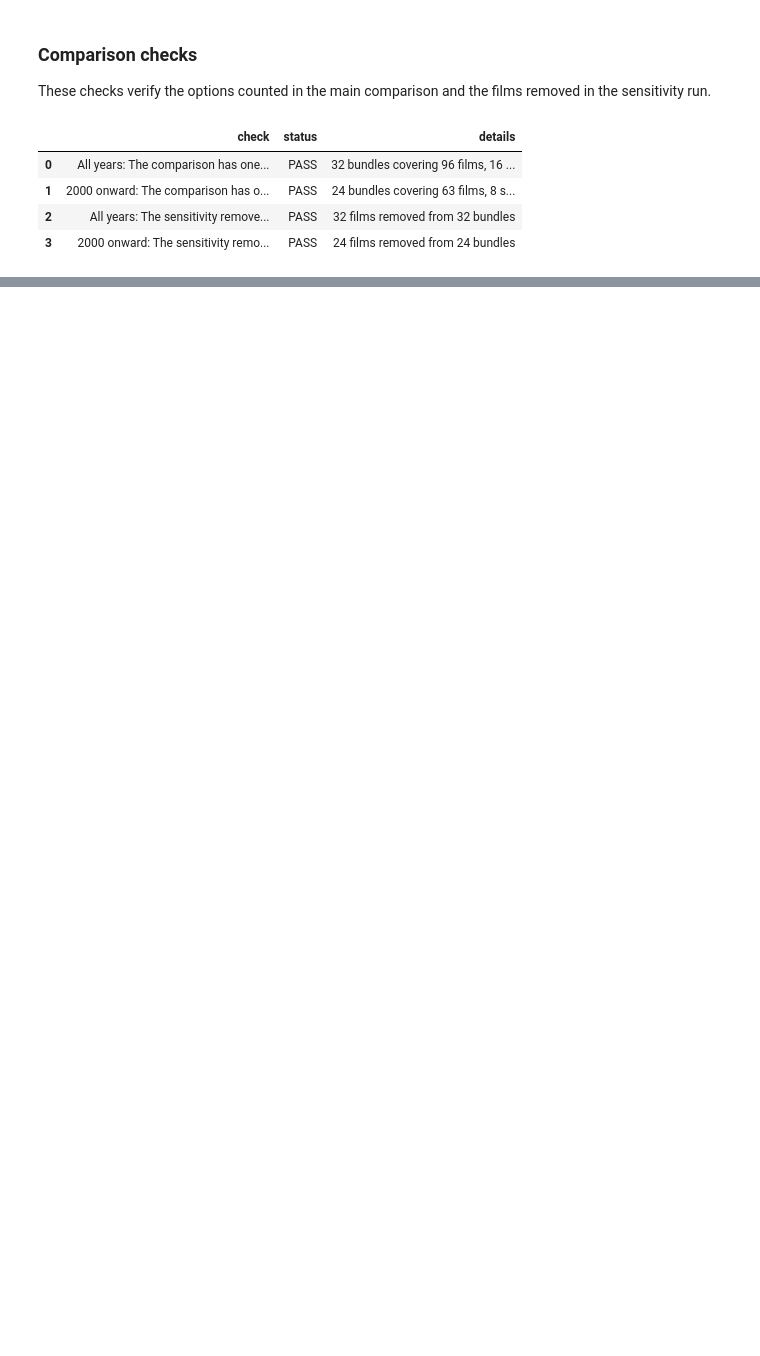
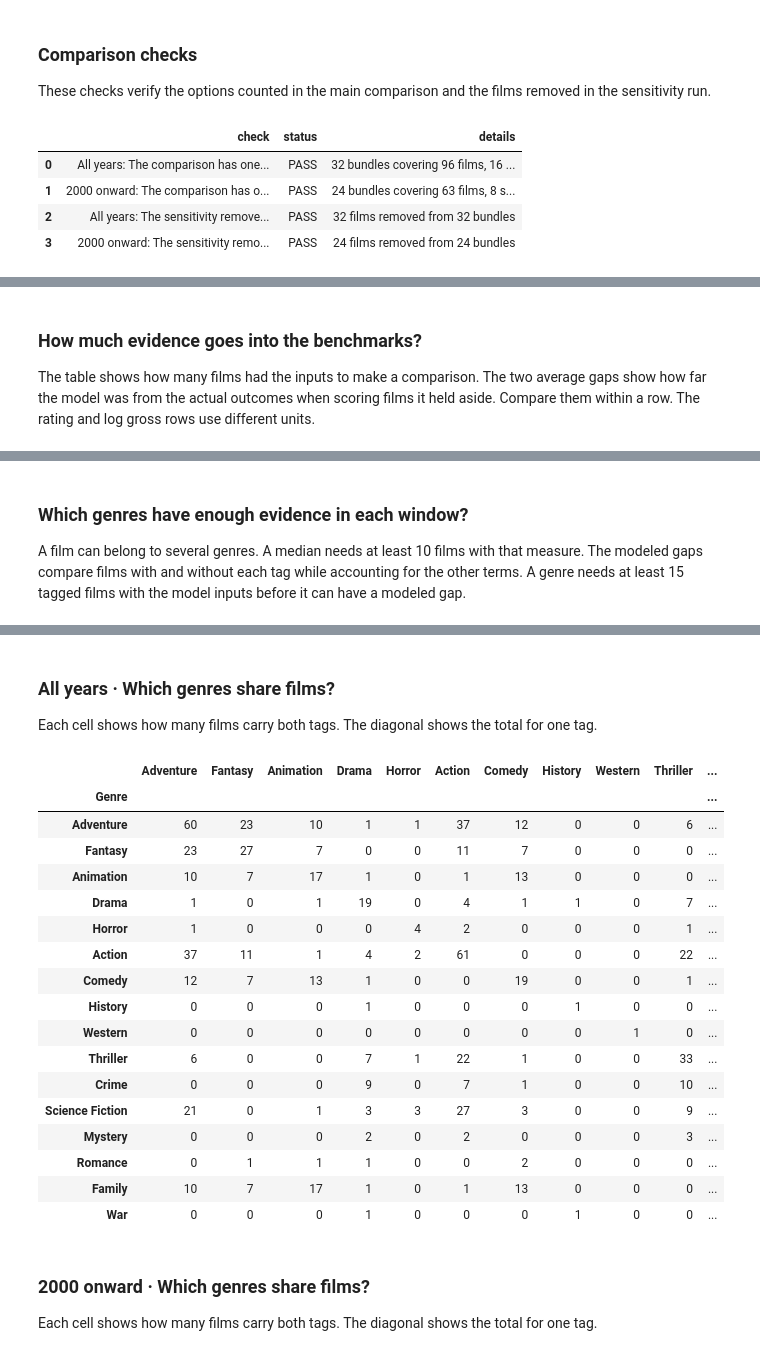
Before and after one commit to ishola-amalitech/streamvault, a Jupyter notebook: notebooks/04_recommendation.ipynb, the cells around one changed output, grey strips where cells are left out. Saved outputs shown, nothing was run; the diff lists cells and outputs as text; code cells hidden in the pictures; blank space fills up the shorter version.

```diff
--- a/notebooks/04_recommendation.ipynb
+++ b/notebooks/04_recommendation.ipynb
@@ -1306,0 +1588,52 @@ These checks verify the options counted in the main comparison and the films rem
+# %%
+benchmark_labels = {
+    "window": "Window", "outcome": "Measure", "window_films": "Films in window",
+    "films_with_outcome": "Films with measure", "available_films": "Films with measure and budget",
+    "groups": "Groups with inputs", "benchmark_films": "Films benchmarked",
+    "genre_terms": "Genres used", "controls_error": "Average gap without genres",
+    "genre_error": "Average gap with genres", "benchmark": "Benchmark used for talent",
+}
+display(Markdown(
+    "### How much evidence goes into the benchmarks?\n\n"
+    "The table shows how many films had the inputs to make a comparison. "
+    "The two average gaps show how far the model was from the actual outcomes when scoring films it held aside. "
+    "Compare them within a row. The rating and log gross rows use different units."
+))
+display(benchmark_summary.rename(columns=benchmark_labels).round(3))
+
+genre_labels = {
+    "films": "Tagged films", "scored_films": "Rated films",
+    "median_rating": "Median rating", "gross_films": "Films with gross",
+    "median_gross": "Median gross ($)", "adjusted_rating_genre_term": "Modeled rating gap (points)",
+    "gross_genre_pct": "Modeled gross gap (%)",
+}
+genre_views = {}
+for window, summary in genre_summaries.items():
+    shown = summary.assign(gross_genre_pct=np.expm1(np.log(10) * summary["log_gross_genre_term"]) * 100)
+    genre_views[window] = shown[list(genre_labels)].rename(columns=genre_labels)
+genre_window_comparison = pd.concat(genre_views, axis=1)
+genre_window_comparison.insert(0, ("Tag", "Genre"), genre_window_comparison.index.map(genre_names))
+genre_window_comparison = genre_window_comparison.sort_values(
+    ("All years", "Tagged films"), ascending=False, kind="stable",
+)
+
+display(Markdown(
+    "### Which genres have enough evidence in each window?\n\n"
+    "A film can belong to several genres. A median needs at least 10 films with that measure. "
+    "The modeled gaps compare films with and without each tag while accounting for the other terms. "
+    "A genre needs at least 15 tagged films with the model inputs before it can have a modeled gap."
+))
+display(genre_window_comparison.rename_axis("Genre ID").round(3))
+
+for window, overlaps in genre_overlaps.items():
+    display(Markdown(
+        f"### {window} · Which genres share films?\n\n"
+        "Each cell shows how many films carry both tags. The diagonal shows the total for one tag."
+    ))
+    counts = overlaps.rename(index=genre_names, columns=genre_names)
+    with pd.option_context("display.max_columns", None, "display.max_rows", None):
+        display(counts.rename_axis(index="Genre", columns=None))
+# %% [output]
+### How much evidence goes into the benchmarks?
+
+The table shows how many films had the inputs to make a comparison. The two average gaps show how far the model was from the actual outcomes when scoring films it held aside. Compare them within a row. The rating and log gross rows use different units.
@@ -1306,0 +1645,3 @@ These checks verify the options counted in the main comparison and the films rem
+### Which genres have enough evidence in each window?
+
+A film can belong to several genres. A median needs at least 10 films with that measure. The modeled gaps compare films with and without each tag while accounting for the other terms. A genre needs at least 15 tagged films with the model inputs before it can have a modeled gap.
@@ -1306,0 +1667,24 @@ These checks verify the options counted in the main comparison and the films rem
+### All years · Which genres share films?
+
+Each cell shows how many films carry both tags. The diagonal shows the total for one tag.
+|  | Adventure | Fantasy | Animation | Drama | Horror | Action | Comedy | History | Western | Thriller | ... |
+| Genre |  |  |  |  |  |  |  |  |  |  | ... |
+| Adventure | 60 | 23 | 10 | 1 | 1 | 37 | 12 | 0 | 0 | 6 | ... |
+| Fantasy | 23 | 27 | 7 | 0 | 0 | 11 | 7 | 0 | 0 | 0 | ... |
+| Animation | 10 | 7 | 17 | 1 | 0 | 1 | 13 | 0 | 0 | 0 | ... |
+| Drama | 1 | 0 | 1 | 19 | 0 | 4 | 1 | 1 | 0 | 7 | ... |
+| Horror | 1 | 0 | 0 | 0 | 4 | 2 | 0 | 0 | 0 | 1 | ... |
+| Action | 37 | 11 | 1 | 4 | 2 | 61 | 0 | 0 | 0 | 22 | ... |
+| Comedy | 12 | 7 | 13 | 1 | 0 | 0 | 19 | 0 | 0 | 1 | ... |
+| History | 0 | 0 | 0 | 1 | 0 | 0 | 0 | 1 | 0 | 0 | ... |
+| Western | 0 | 0 | 0 | 0 | 0 | 0 | 0 | 0 | 1 | 0 | ... |
+| Thriller | 6 | 0 | 0 | 7 | 1 | 22 | 1 | 0 | 0 | 33 | ... |
+| Crime | 0 | 0 | 0 | 9 | 0 | 7 | 1 | 0 | 0 | 10 | ... |
+| Science Fiction | 21 | 0 | 1 | 3 | 3 | 27 | 3 | 0 | 0 | 9 | ... |
+| Mystery | 0 | 0 | 0 | 2 | 0 | 2 | 0 | 0 | 0 | 3 | ... |
+| Romance | 0 | 1 | 1 | 1 | 0 | 0 | 2 | 0 | 0 | 0 | ... |
+| Family | 10 | 7 | 17 | 1 | 0 | 1 | 13 | 0 | 0 | 0 | ... |
+| War | 0 | 0 | 0 | 1 | 0 | 0 | 0 | 1 | 0 | 0 | ... |
+### 2000 onward · Which genres share films?
+
+Each cell shows how many films carry both tags. The diagonal shows the total for one tag.
```
Also changed, not shown: parts of 10 cells of this notebook, 4 other files.
